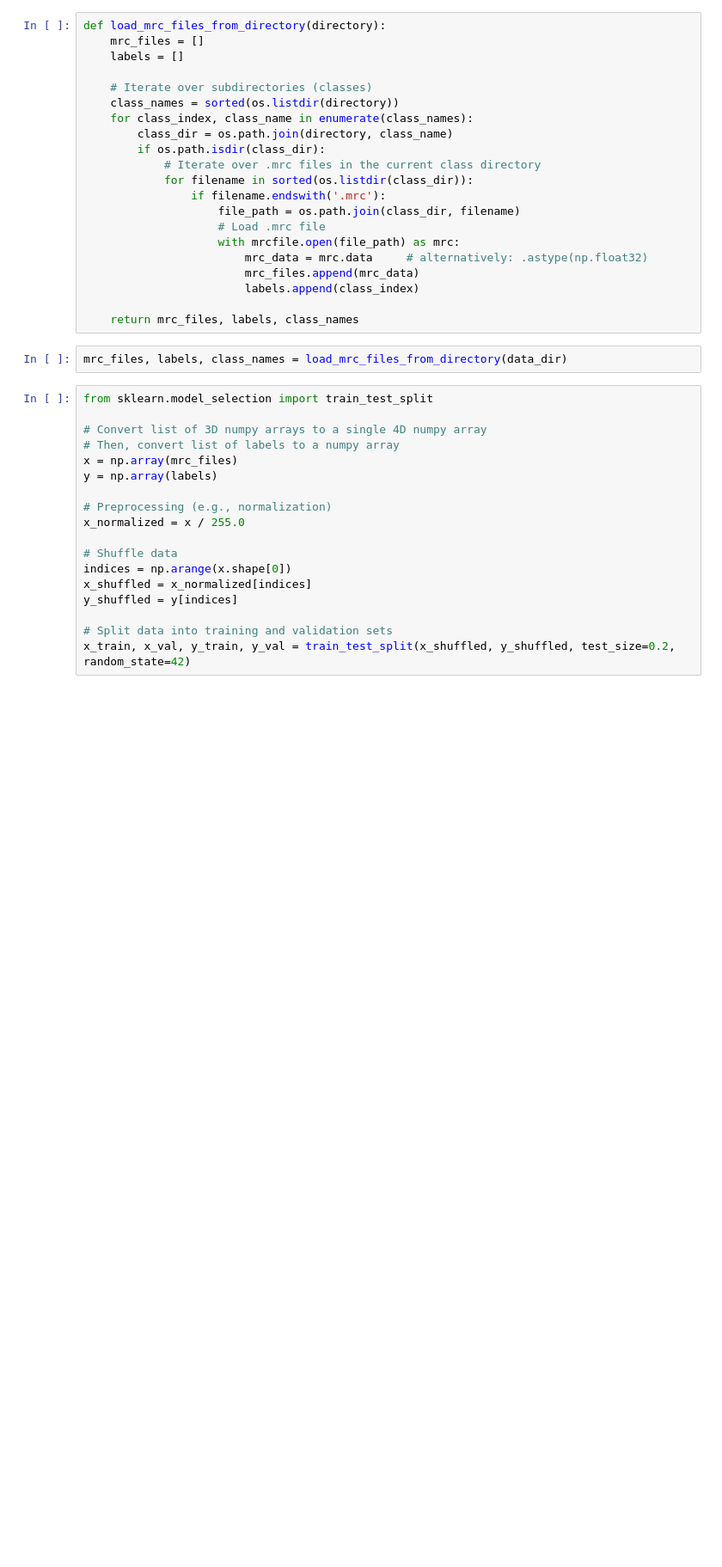
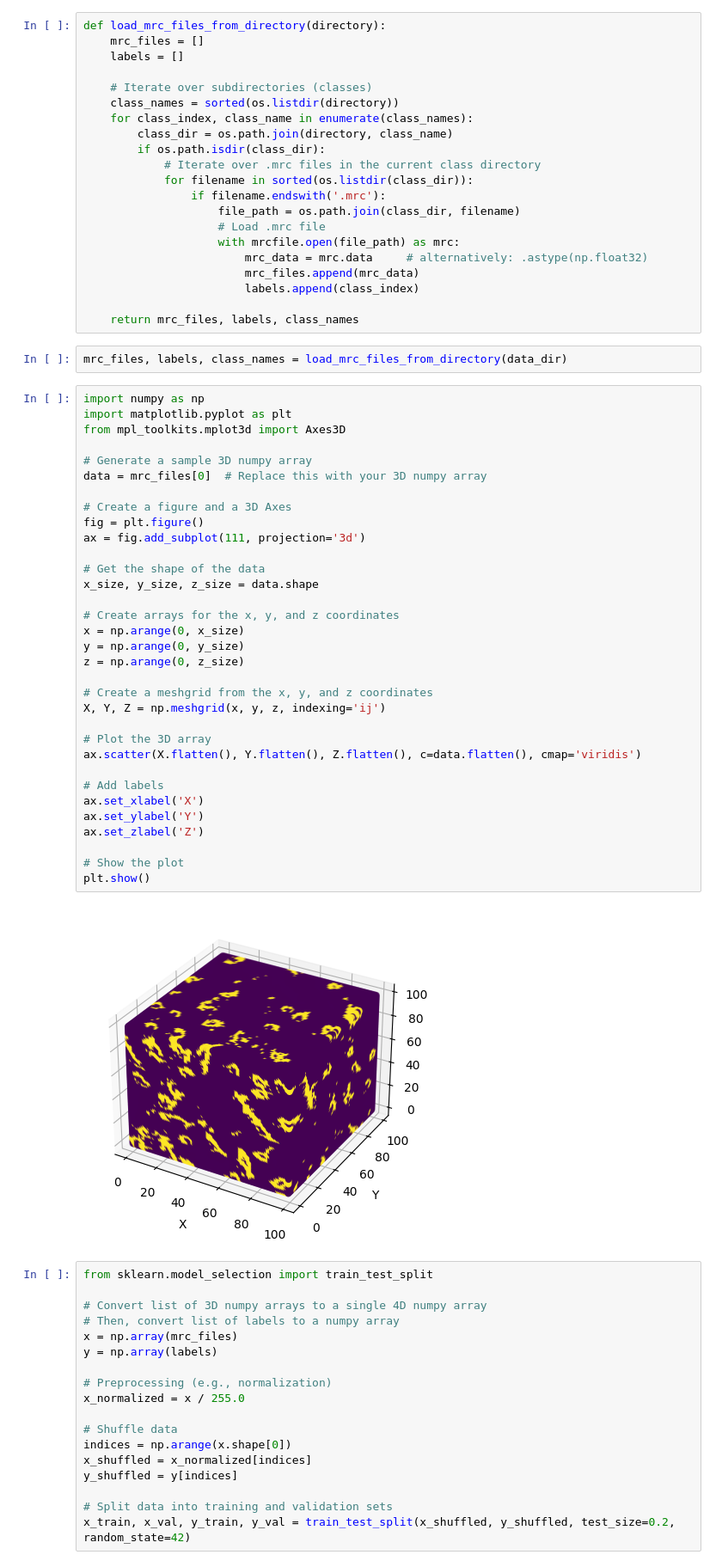
Before and after one commit to lukelike1001/ProteinPicker, a Jupyter notebook: saved_model/atlas_3d/Atlas3DModel.ipynb, the cells around one changed output. Shown at 86% size. Saved outputs shown, nothing was run; the diff lists cells and outputs as text; blank space fills up the shorter version.

Commit message:
atlas and tomogram model generated

```diff
--- a/saved_model/atlas_3d/Atlas3DModel.ipynb
+++ b/saved_model/atlas_3d/Atlas3DModel.ipynb
@@ -52,6 +52,41 @@ def load_mrc_files_from_directory(directory):
     return mrc_files, labels, class_names
 # %%
 mrc_files, labels, class_names = load_mrc_files_from_directory(data_dir)
+# %%
+import numpy as np
+import matplotlib.pyplot as plt
+from mpl_toolkits.mplot3d import Axes3D
+
+# Generate a sample 3D numpy array
+data = mrc_files[0]  # Replace this with your 3D numpy array
+
+# Create a figure and a 3D Axes
+fig = plt.figure()
+ax = fig.add_subplot(111, projection='3d')
+
+# Get the shape of the data
+x_size, y_size, z_size = data.shape
+
+# Create arrays for the x, y, and z coordinates
+x = np.arange(0, x_size)
+y = np.arange(0, y_size)
+z = np.arange(0, z_size)
+
+# Create a meshgrid from the x, y, and z coordinates
+X, Y, Z = np.meshgrid(x, y, z, indexing='ij')
+
+# Plot the 3D array
+ax.scatter(X.flatten(), Y.flatten(), Z.flatten(), c=data.flatten(), cmap='viridis')
+
+# Add labels
+ax.set_xlabel('X')
+ax.set_ylabel('Y')
+ax.set_zlabel('Z')
+
+# Show the plot
+plt.show()
+# %% [output]
+[figure, added]
 # %%
 from sklearn.model_selection import train_test_split
 
```
Also changed, not shown: parts of 6 cells of this notebook, 5 other files.
